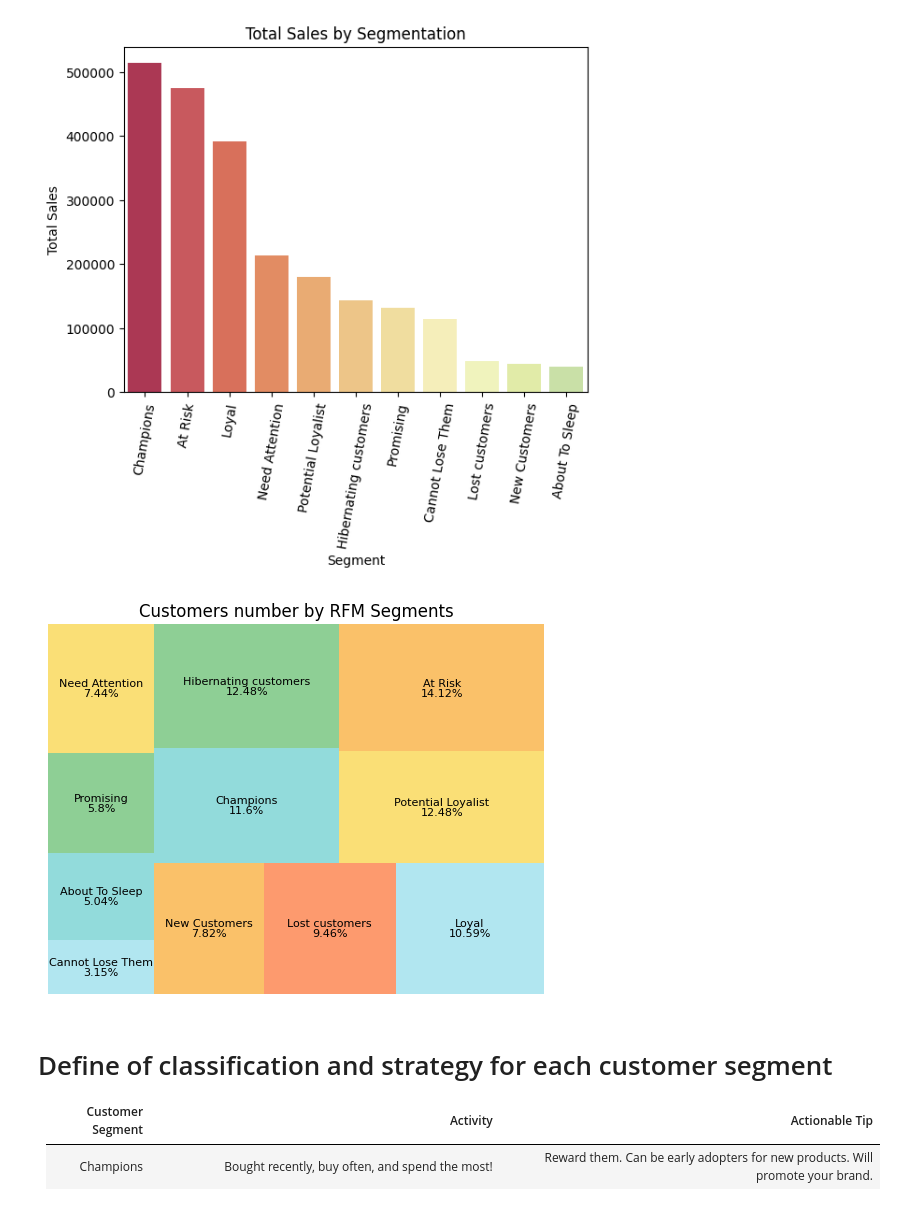
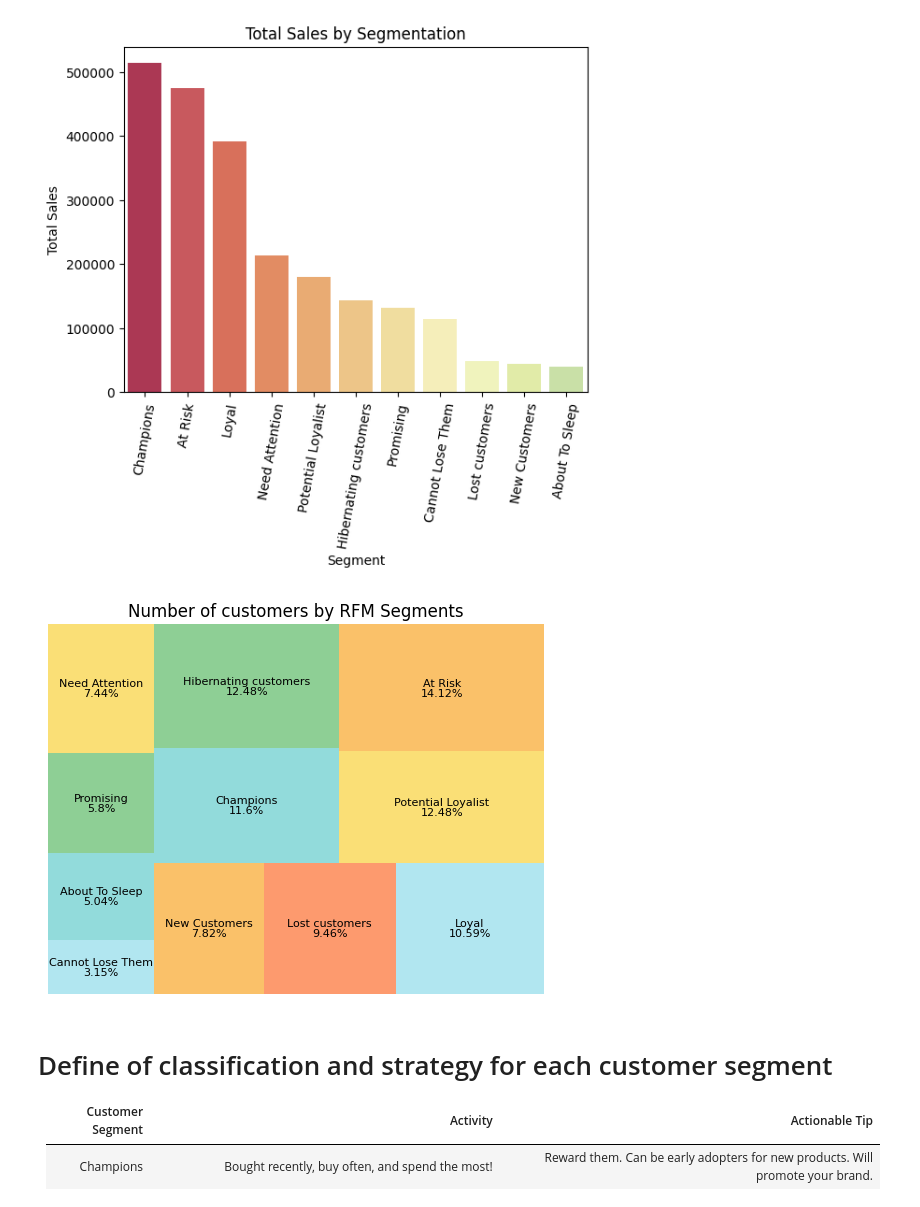
Before and after one commit to MinhAnh99/Python_RFM_Analysis, a Jupyter notebook: MinhAnh_RFM_Analysis_Project.ipynb, the cells around one changed output. Saved outputs shown, nothing was run; the diff lists cells and outputs as text; code cells hidden in the pictures.

```diff
--- a/MinhAnh_RFM_Analysis_Project.ipynb
+++ b/MinhAnh_RFM_Analysis_Project.ipynb
@@ -207,17 +233,17 @@ plt.show()
 # %%
 # Treemap Customers number
 count_map = sq.plot(sizes=segmentation_data['customer_count'],
                     label=segmentation_data['segment'],
                     color= ['#91DCEA', '#64CDCC', '#5FBB68',
           '#F9D23C', '#F9A729', '#FD6F30'],
                     alpha=.7,
                     text_kwargs={'fontsize':8},
                     value=[f'{x}%' for x in segmentation_data['customer_share']])
-plt.title('Customers number by RFM Segments')
+plt.title('Number of customers by RFM Segments')
 plt.axis("off")
 plt.show()
 # %% [output]
-[figure, old version]
+[figure, new version]
 # %% [markdown]
 # Define of classification and strategy for each customer segment
 |Customer Segment         | Activity           | Actionable Tip   |
```
Also changed, not shown: parts of 19 cells of this notebook.
